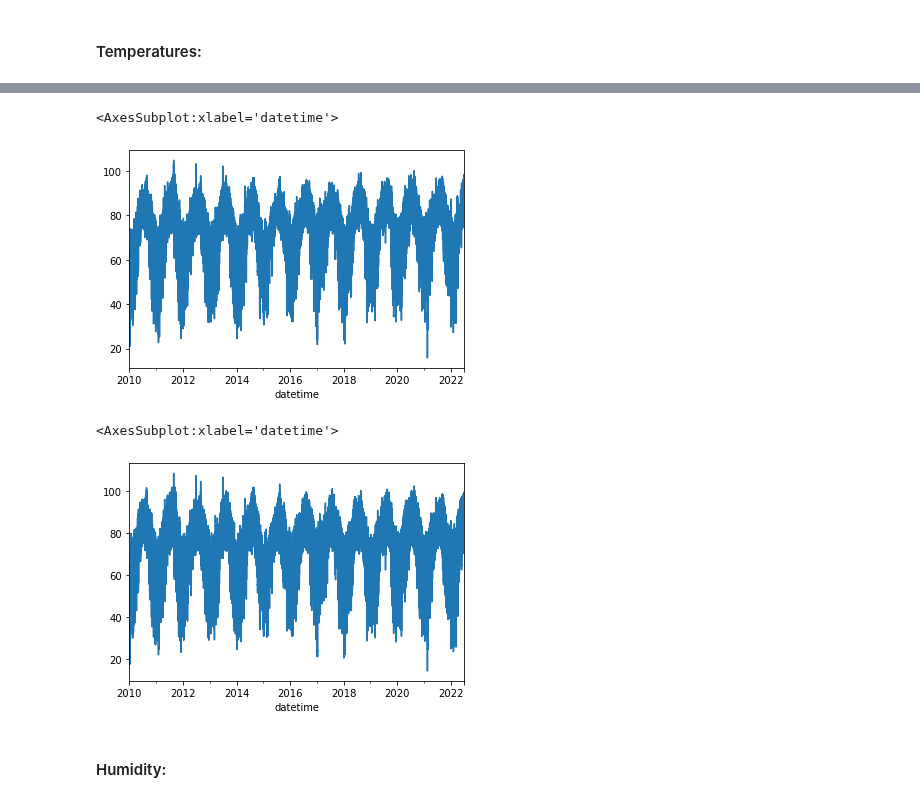
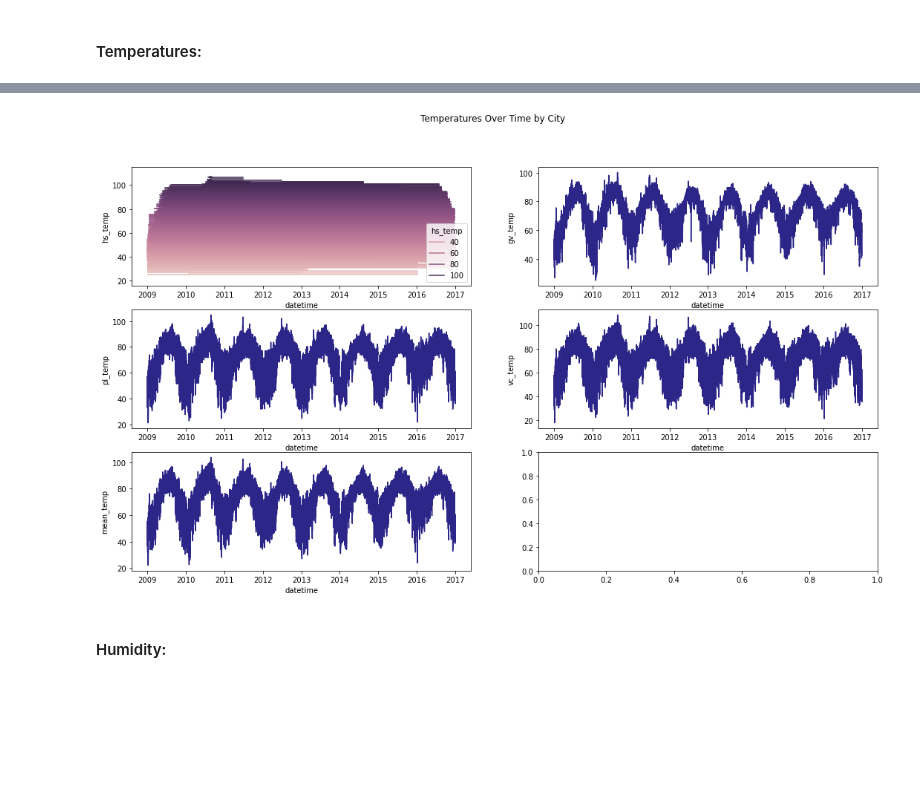
Before and after one commit to energy-demand-forecast/energy_demand_forecast, a Jupyter notebook: gregs_directory/gregs_explore.ipynb, the cells around one changed output, grey strips where cells are left out. Saved outputs shown, nothing was run; the diff lists cells and outputs as text; code cells hidden in the pictures; blank space fills up the shorter version.

```diff
--- a/gregs_directory/gregs_explore.ipynb
+++ b/gregs_directory/gregs_explore.ipynb
@@ -21,0 +44,3 @@ df.head(2)
+# %%
+train = df[:'2017']
+test = df['2018':]
@@ -22,5 +51,7 @@ df.head(2)
 # %% [markdown]
 # Exploring the Data:
+# %%
+sns.set_palette('CMRmap')
 # %% [markdown]
 ## Key Questions:
 - What does seasonality look like over time?
@@ -48,14 +86,18 @@ df.gv_temp.plot()
-# %%
-#Port Lavaca
-
-df.pl_temp.plot()
-# %% [output]
-<AxesSubplot:xlabel='datetime'>
-[figure, removed]
-# %%
-df.vc_temp.plot()
-# %% [output]
-<AxesSubplot:xlabel='datetime'>
-[figure, removed]
+# %%
+#Creating a "mean_temp" column to average the temperaturs across the cities:
+
+train['mean_temp'] = (train.hs_temp + train.gv_temp + train.pl_temp + train.vc_temp) / 4
+# %%
+fig, axes = plt.subplots(3, 2, figsize=(18, 10))
+
+fig.suptitle('Temperatures Over Time by City')
+
+sns.lineplot(ax=axes[0, 0], data = train, x = 'datetime', y = 'hs_temp', hue = 'hs_temp')
+sns.lineplot(ax=axes[0, 1], data = train, x = 'datetime', y = 'gv_temp')
+sns.lineplot(ax=axes[1, 0], data = train, x = 'datetime', y = 'pl_temp')
+sns.lineplot(ax=axes[1, 1], data = train, x = 'datetime', y = 'vc_temp')
+sns.lineplot(ax=axes[2, 0], data = train, x = 'datetime', y = 'mean_temp');
+# %% [output]
+[figure, added]
 # %% [markdown]
 #### Humidity:
```
Also changed, not shown: parts of 20 cells of this notebook, 2 other files.
